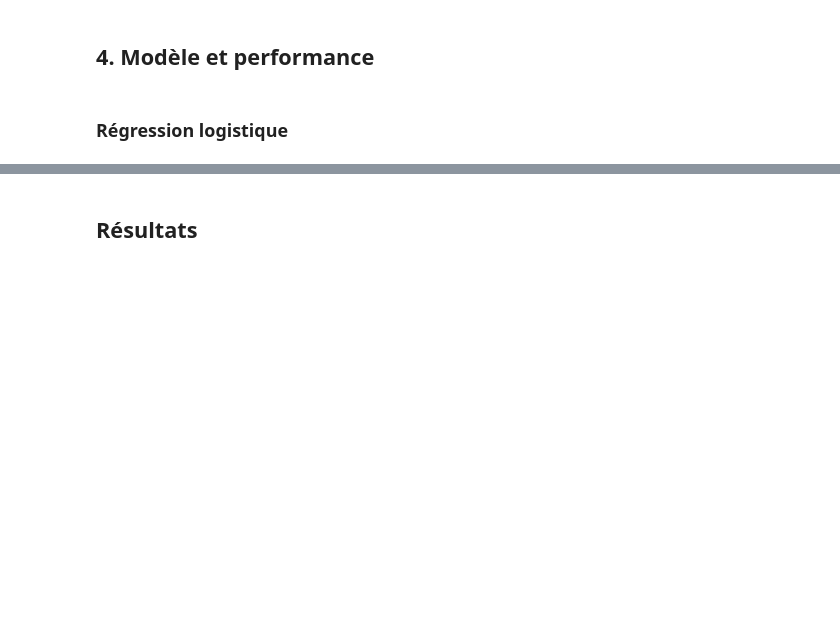
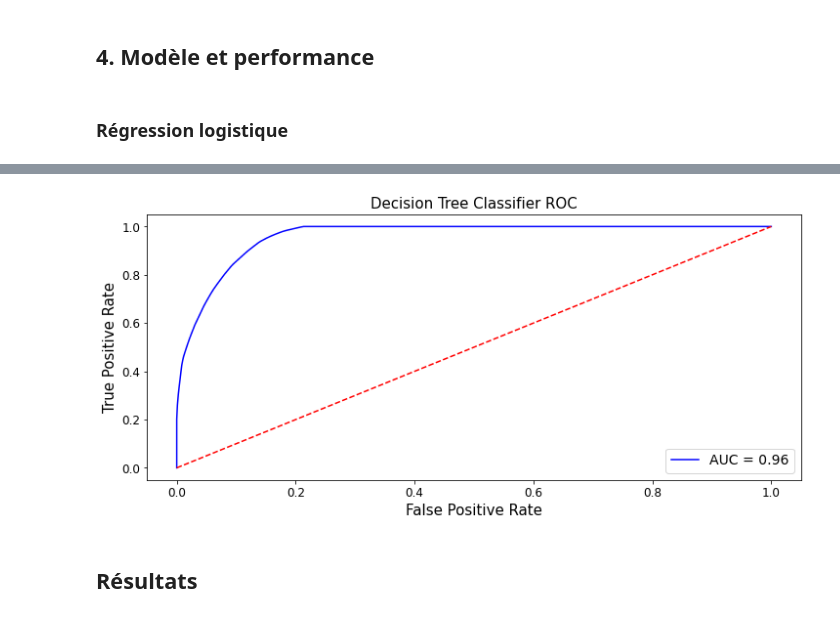
Before and after one commit to VictorMassotte/Projet-IA, a Jupyter notebook: projet-ia.ipynb, the cells around one changed output, grey strips where cells are left out. Cells and saved outputs as stored; diff of their text form; code cells hidden in the pictures; blank space fills up the shorter version.

```diff
--- a/projet-ia.ipynb
+++ b/projet-ia.ipynb
@@ -525,0 +529,6 @@ plt.show()
+# %%
+from sklearn.tree import DecisionTreeClassifier
+
+tree = DecisionTreeClassifier(min_samples_leaf=10)
+tree = tree.fit(data_X_train_prepared, y_train)
+tree.score(data_X_train_prepared, y_train)
@@ -526,3 +581,21 @@ plt.show()
+# %%
+plt.figure(figsize=(12,5))
+
+probaTree = tree.predict_proba(data_X_train_prepared)
+tree_train_pred = probaTree[:,1]
+fpr, tpr, threshold = metrics.roc_curve(y_train, tree_train_pred, pos_label=tree.classes_[1])
+roc_auc = metrics.auc(fpr, tpr)
+
+plt.plot(fpr, tpr, 'b', label = 'AUC = %0.2f' % roc_auc)
+plt.plot([0, 1], [0, 1],'r--')
+plt.title('Decision Tree Classifier ROC', fontsize=15)
+plt.ylabel('True Positive Rate', fontsize=15)
+plt.xlabel('False Positive Rate', fontsize=15)
+plt.legend(loc = 'lower right', prop={'size': 14})
+
+plt.show()
+# %% [output]
+[figure, added]
 # %% [markdown]
 ## Résultats
 # %% [markdown]
```
Also changed, not shown: parts of 19 cells of this notebook, 2 other files.
